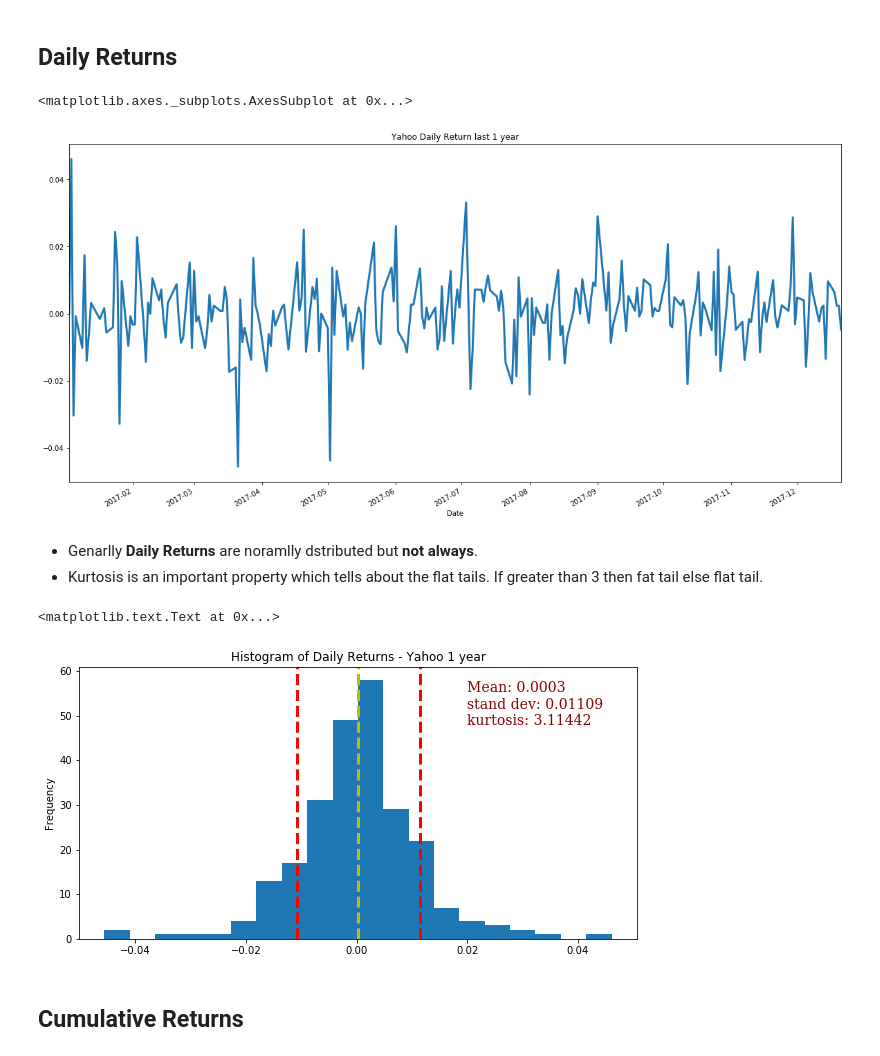
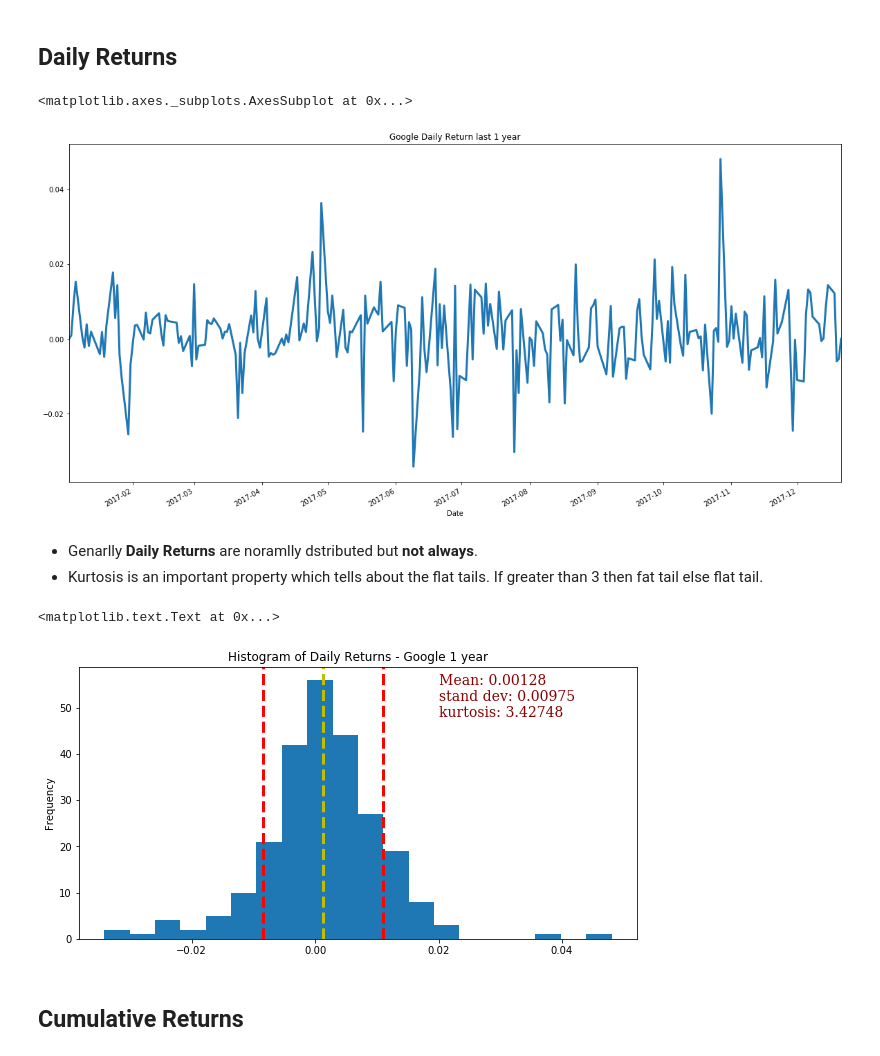
Before and after one commit to sahuvaibhav/Machine_Learning_For_Trading, a Jupyter notebook: Bolinger_Bands_Daily_Cum_Returns.ipynb, the cells around one changed output. Saved outputs shown, nothing was run; the diff lists cells and outputs as text; code cells hidden in the pictures.

```diff
--- a/Bolinger_Bands_Daily_Cum_Returns.ipynb
+++ b/Bolinger_Bands_Daily_Cum_Returns.ipynb
@@ -14,8 +14,8 @@ pandas_datareader is a great library. Currently python API for yahoo finannce an
 # %%
 start = datetime.datetime(2017, 1, 1)
 end = datetime.datetime(2017, 12, 21)
-yahoo_data = web.DataReader("F", 'yahoo', start, end)
+GOOG_data = web.DataReader("GOOG", 'yahoo', start, end)
 #yahoo_data=yahoo_data.reset_index(None)
-yahoo_data[['Adj Close']].plot()
+GOOG_data[['Adj Close']].plot()
 # %% [output]
 <matplotlib.axes._subplots.AxesSubplot at 0x...>
@@ -27,8 +27,8 @@ yahoo_data[['Adj Close']].plot()
 As per technical analysis, when stock price crosses lower bolinger band it is a buy signal while when it crosses upper bolinger band it is sell signal. **Not a hard and fast rule**
 # %%
 window=20
-yahoo_data['rolling_mean'] = yahoo_data[['Adj Close']].rolling(window=window,center=False).mean()
-yahoo_data['rolling_std'] = yahoo_data[['Adj Close']].rolling(window=window,center=False).std()
-yahoo_data['lower_band'] = yahoo_data['rolling_mean'] - 2*yahoo_data['rolling_std']
-yahoo_data['upper_band'] = yahoo_data['rolling_mean'] + 2*yahoo_data['rolling_std']
+GOOG_data['rolling_mean'] = GOOG_data[['Adj Close']].rolling(window=window,center=False).mean()
+GOOG_data['rolling_std'] = GOOG_data[['Adj Close']].rolling(window=window,center=False).std()
+GOOG_data['lower_band'] = GOOG_data['rolling_mean'] - 2*GOOG_data['rolling_std']
+GOOG_data['upper_band'] = GOOG_data['rolling_mean'] + 2*GOOG_data['rolling_std']
 # %%
@@ -40,28 +40,28 @@ yahoo_data[['Adj Close','rolling_mean','lower_band','upper_band']].plot(figsize=
 # %% [markdown]
 ## Daily Returns
 # %%
-yahoo_data['daily_returns'] = yahoo_data[['Adj Close']].pct_change().fillna(0)
-yahoo_data['daily_returns'].plot(figsize=(20,10),lw=3,title="Yahoo Daily Return last 1 year")
+GOOG_data['daily_returns'] = GOOG_data[['Adj Close']].pct_change().fillna(0)
+GOOG_data['daily_returns'].plot(figsize=(20,10),lw=3,title="Google Daily Return last 1 year")
 # %% [output]
 <matplotlib.axes._subplots.AxesSubplot at 0x...>
-[figure, old version]
+[figure, new version]
 # %% [markdown]
 * Genarlly **Daily Returns** are noramlly dstributed but **not always**.
 * Kurtosis is an important property which tells about the flat tails. If greater than 3 then fat tail else flat tail.
 # %%
 font = {'family': 'serif','color':  'darkred','weight': 'normal','size': 14,}
-mean = yahoo_data['daily_returns'].mean()
-std = yahoo_data['daily_returns'].std()
-kurtosis = yahoo_data['daily_returns'].kurtosis()
-yahoo_data['daily_returns'].plot(kind='hist',figsize=(10,5),title="Histogram of Daily Returns - Yahoo 1 year",bins=20)
+mean = GOOG_data['daily_returns'].mean()
+std = GOOG_data['daily_returns'].std()
+kurtosis = GOOG_data['daily_returns'].kurtosis()
+GOOG_data['daily_returns'].plot(kind='hist',figsize=(10,5),title="Histogram of Daily Returns - Google 1 year",bins=20)
 s = "Mean: " + str(round(mean,5)) + "\nstand dev: " + str(round(std,5)) + "\nkurtosis: " + str(round(kurtosis,5))
 plt.axvline(mean,color='y',ls='dashed',lw=3)
 plt.axvline(mean-std,color='r',ls='dashed',lw=3)
 plt.axvline(mean+std,color='r',ls='dashed',lw=3)
 plt.text(0.02,48,s,fontdict=font)
 # %% [output]
 <matplotlib.text.Text at 0x...>
-[figure, old version]
+[figure, new version]
 # %% [markdown]
 ## Cumulative Returns
 # %%
```
Also changed, not shown: parts of 3 cells of this notebook.
